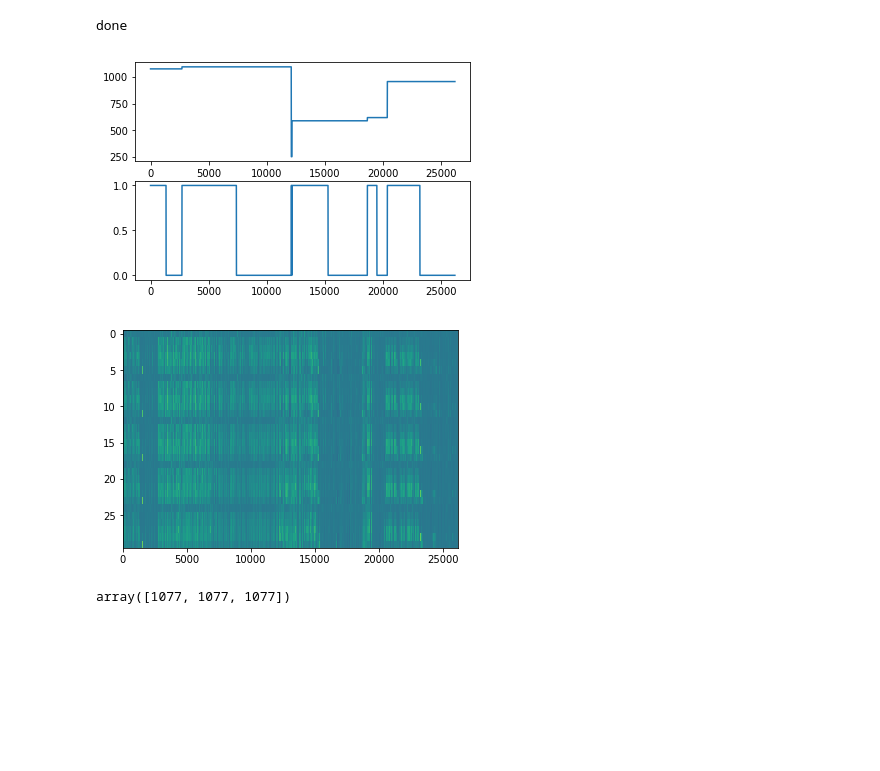
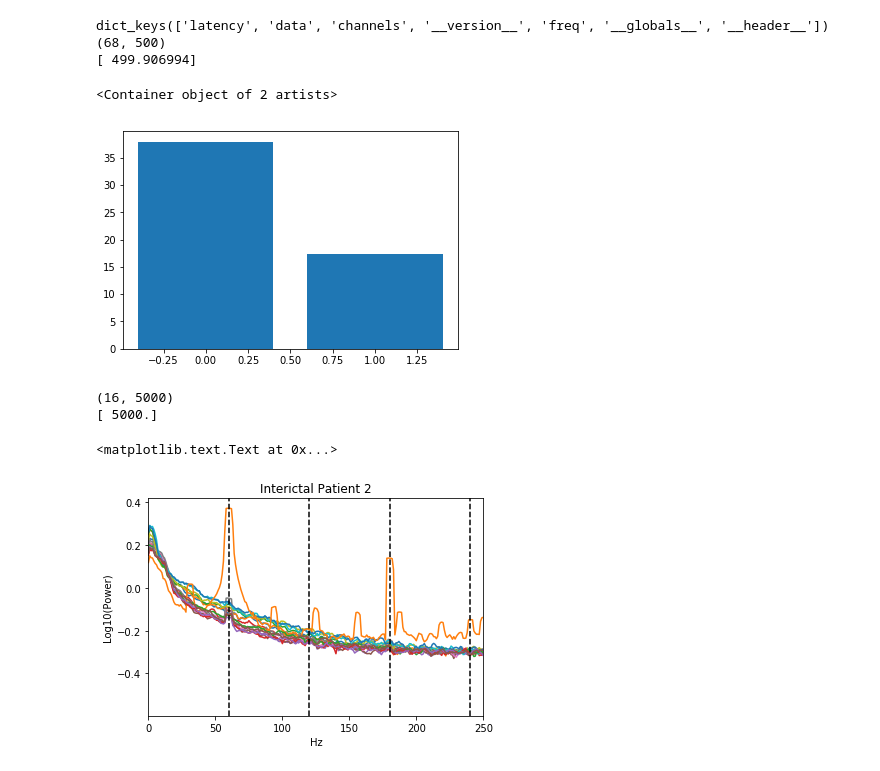
Before and after one commit to dmgroppe/SZR_ANT, a Jupyter notebook: EU_GENERAL/sbox_lap.ipynb, the cells around one changed output. Cells and saved outputs as stored; diff of their text form; code cells hidden in the pictures; blank space fills up the shorter version.

```diff
--- a/EU_GENERAL/sbox_lap.ipynb
+++ b/EU_GENERAL/sbox_lap.ipynb
@@ -208,22 +0,0 @@ for sub in subs:
-# %%
-plt.figure(1)
-plt.clf()
-plt.subplot(2,1,1)
-plt.plot(sub_ids)
-
-plt.subplot(2,1,2)
-plt.plot(szr_class)
-
-mn_val=np.min(ftrs)
-plt.figure(2)
-plt.clf()
-plt.imshow(np.log10(ftrs.T-mn_val+1),aspect='auto')
-print('done')
-# %% [output]
-done
-[figure, removed]
-[figure, removed]
-# %%
-sub_ids[:3]
-# %% [output]
-array([1077, 1077, 1077])
@@ -229,0 +15,20 @@ array([1077, 1077, 1077])
+# %%
+# import mat file
+in_fname='/Users/davidgroppe/Downloads/clips/Patient_1/Patient_1_ictal_segment_1.mat'
+mat=sio.loadmat(in_fname)
+print(mat.keys())
+print(mat['data'].shape)
+print(mat['freq'])
+
+# perform FT
+# %% [output]
+dict_keys(['latency', 'data', 'channels', '__version__', 'freq', '__globals__', '__header__'])
+(68, 500)
+[ 499.906994]
+# %%
+szr_red=[37.9, 17.3]
+plt.figure(1)
+plt.bar([0,1],szr_red)
+# %% [output]
+<Container object of 2 artists>
+[figure, added]
@@ -229,0 +48,32 @@ array([1077, 1077, 1077])
+# %%
+n_file=100
+sub_id=2
+for a in range(10):
+    in_fname='/Users/davidgroppe/Downloads/clips/Patient_'+str(sub_id)+'/Patient_'+str(sub_id)+'_interictal_segment_'+str(a+1)+'.mat'
+    mat=sio.loadmat(in_fname)
+    [spc, freqs]=dft_all_chans(mat['data'],1/mat['freq'])
+    if a==0:
+        grand_spc=np.log10(spc)
+    else:
+        grand_spc+=np.log10(spc)
+grand_spc=grand_spc/n_file
+print(mat['data'].shape)
+print(mat['freq'])
+
+plt.figure(1)
+plt.clf()
+plt.plot(freqs,grand_spc.T);
+ylim=plt.ylim()
+for f in range(60,int(freqs[-1]),60):
+    plt.plot([f, f],ylim,'k--')
+plt.ylim(ylim)
+plt.xlim([0, 250])
+#plt.xlim([freqs[0], freqs[-1]])
+plt.xlabel('Hz')
+plt.ylabel('Log10(Power)')
+plt.title('Interictal Patient '+str(sub_id))
+# %% [output]
+(16, 5000)
+[ 5000.]
+<matplotlib.text.Text at 0x...>
+[figure, added]
```
Also changed, not shown: parts of 40 cells of this notebook, 7 other files.
